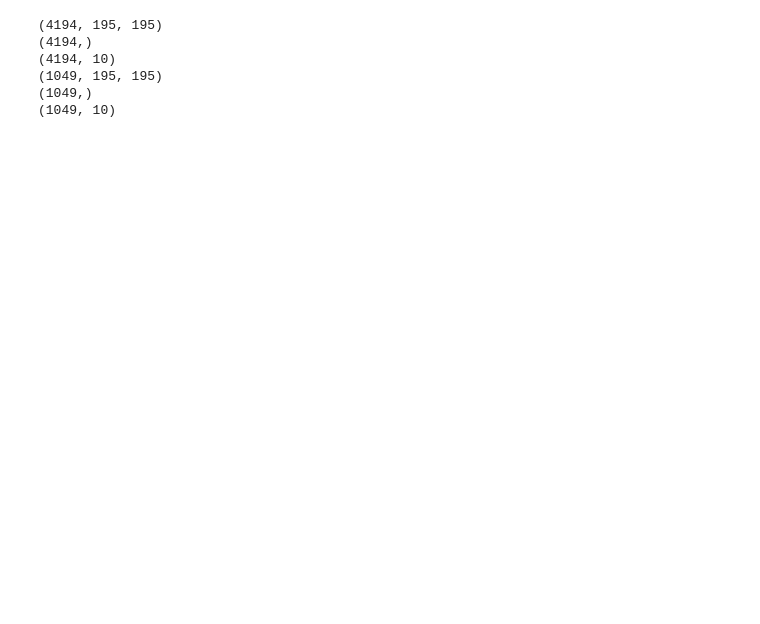
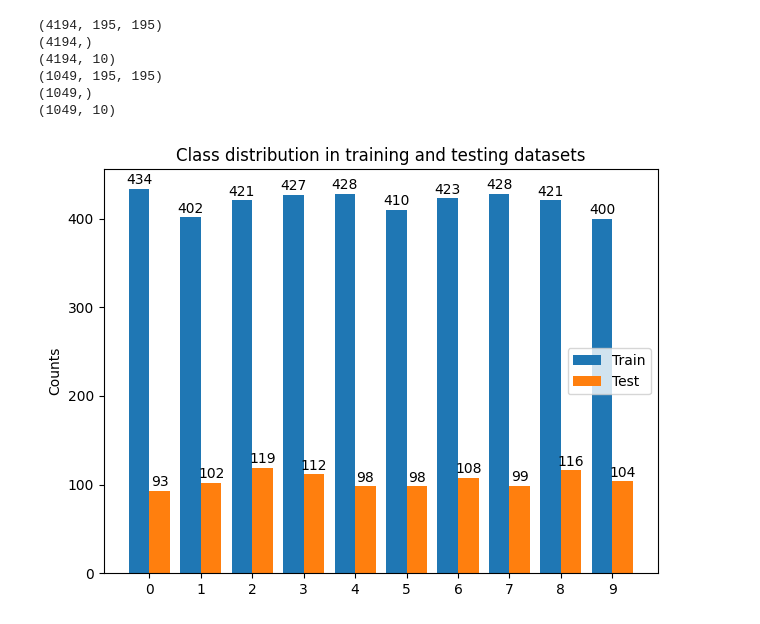
Before and after one commit to tarekmusiccode/PR_project, a Jupyter notebook: cnn_basic.ipynb, the cells around one changed output. Saved outputs shown, nothing was run; the diff lists cells and outputs as text; code cells hidden in the pictures; blank space fills up the shorter version.

```diff
--- a/cnn_basic.ipynb
+++ b/cnn_basic.ipynb
@@ -64,3 +64,55 @@ print(y_test_encoded.shape)
 (1049, 195, 195)
 (1049,)
 (1049, 10)
+# %%
+from collections import Counter
+
+
+def visualize_class_distribution(y_train, y_test):
+    """
+    Visualizes the class distribution in training and testing datasets when the labels are provided as lists.
+    Adds a numeric label at the top of each bar showing the count.
+
+    Parameters:
+    - y_train: List of training labels.
+    - y_test: List of testing labels.
+    """
+    train_counter = Counter(y_train)
+    test_counter = Counter(y_test)
+
+    all_labels = list(set(train_counter.keys()).union(set(test_counter.keys())))
+    all_labels.sort()  # Sort the labels for consistent plotting
+    train_counts = [train_counter[label] for label in all_labels]
+    test_counts = [test_counter[label] for label in all_labels]
+
+    x = range(len(all_labels))  # Label locations
+
+    fig, ax = plt.subplots()
+    train_bars = ax.bar([i - 0.2 for i in x], train_counts, width=0.4, label='Train', align='center')
+    test_bars = ax.bar([i + 0.2 for i in x], test_counts, width=0.4, label='Test', align='center')
+
+    ax.set_ylabel('Counts')
+    ax.set_title('Class distribution in training and testing datasets')
+    ax.set_xticks(x)
+    ax.set_xticklabels(all_labels, rotation='horizontal')
+    ax.legend()
+
+    def autolabel(bars):
+        """Attach a text label above each bar displaying its height."""
+        for bar in bars:
+            height = bar.get_height()
+            ax.annotate('{}'.format(height),
+                        xy=(bar.get_x() + bar.get_width() / 2, height),
+                        xytext=(0, 1),  # 3 points vertical offset
+                        textcoords="offset points",
+                        ha='center', va='bottom')
+
+    autolabel(train_bars)
+    autolabel(test_bars)
+
+    plt.tight_layout()
+    plt.show()
+
+visualize_class_distribution(y_train, y_test)
+# %% [output]
+[figure, added]
```
Also changed, not shown: parts of 3 cells of this notebook.
